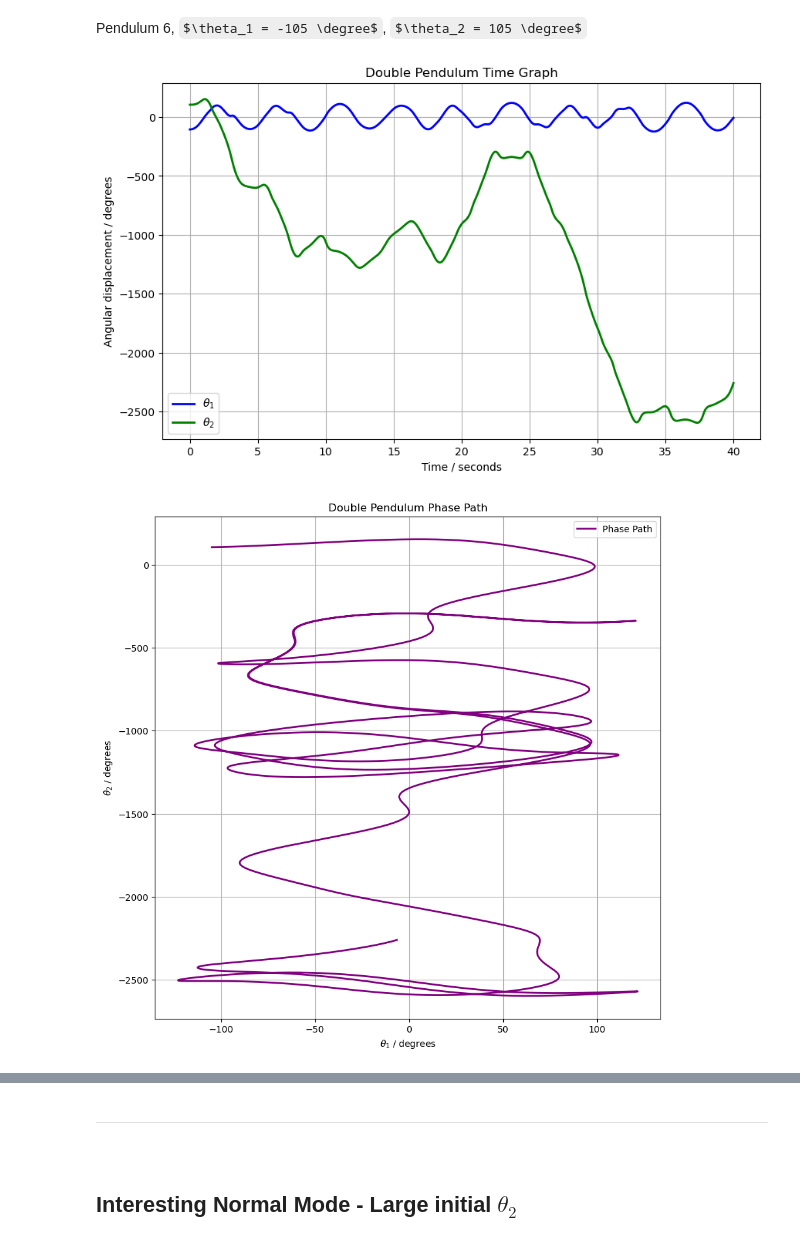
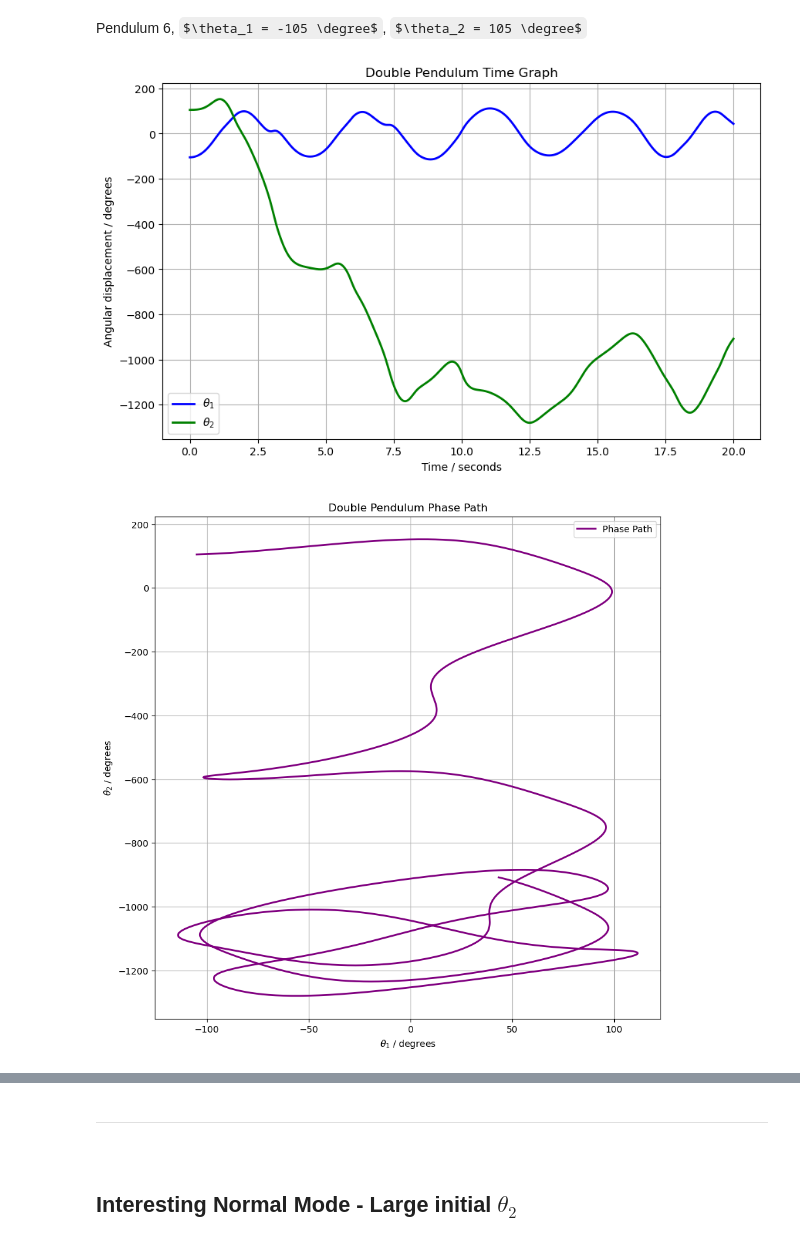
Before and after one commit to pineapple-bois/Double_Pendulum, a Jupyter notebook: Compound_Double_Pendulum/Simulation_Moments.ipynb, the cells around one changed output, grey strips where cells are left out. Saved outputs shown, nothing was run; the diff lists cells and outputs as text; code cells hidden in the pictures; some formulas as TeX source.

```diff
--- a/Compound_Double_Pendulum/Simulation_Moments.ipynb
+++ b/Compound_Double_Pendulum/Simulation_Moments.ipynb
@@ -133,13 +131,13 @@ pendulum5.phase_path()
 Pendulum 6, $\theta_1 = -105 \degree$, $\theta_2 = 105 \degree$
 # %%
 init_values = [-105, 105, 0, 0]
-time = [0, 40, 4000]
+time = [0, 20, 4000]
 pendulum6 = DoublePendulum(parameters=params, initial_conditions=init_values, time_vector=time)
 pendulum6.time_graph()
 pendulum6.phase_path()
 # %% [output]
-[figure, old version]
+[figure, new version]
-[figure, old version]
+[figure, new version]
 # %%
 pendulum6.precompute_positions()  # Precompute before the animation
 fig = pendulum6.animate_pendulum(trace=True, appearance='dark')
```
Also changed, not shown: parts of 4 cells of this notebook, 2 other files.
